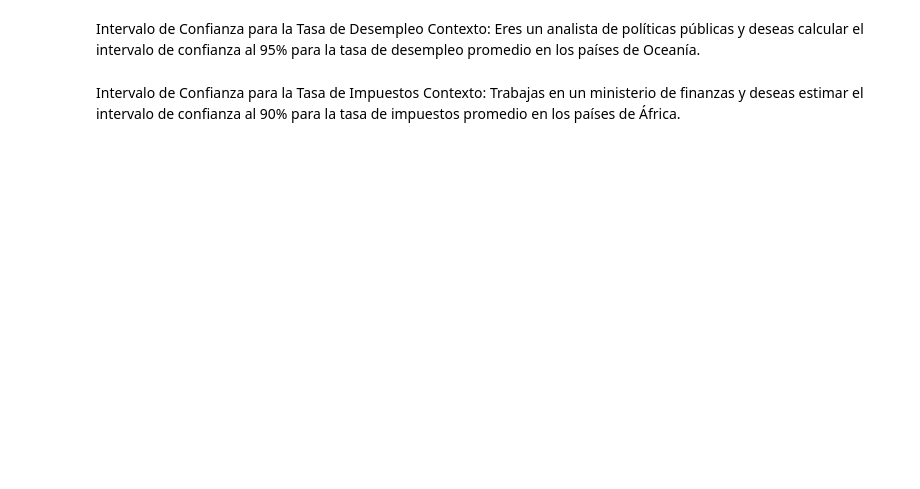
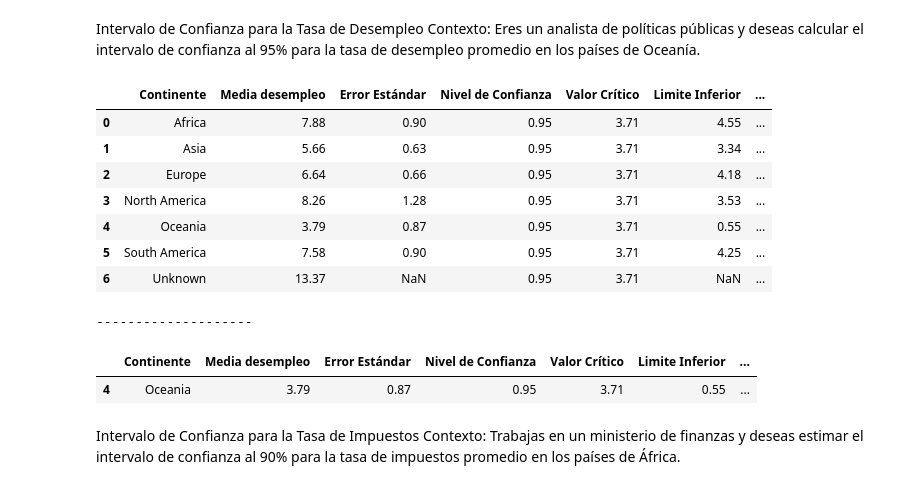
Before and after one commit to Adalab/Promo-F-da-modulo3-sprint2-pairprogramming_Lucia_Eli, a Jupyter notebook: Pair_inferencial.ipynb, the cells around one changed output. Saved outputs shown, nothing was run; the diff lists cells and outputs as text; code cells hidden in the pictures; blank space fills up the shorter version.

```diff
--- a/Pair_inferencial.ipynb
+++ b/Pair_inferencial.ipynb
@@ -233,6 +252,54 @@ UFuncTypeError: ufunc 'add' did not contain a loop with signature matching types
 # %% [markdown]
 Intervalo de Confianza para la Tasa de Desempleo
 Contexto: Eres un analista de políticas públicas y deseas calcular el intervalo de confianza al 95% para la tasa de desempleo promedio en los países de Oceanía.
+# %%
+media_desempleo = df_inferencial.groupby("continent")["unemploymentrate"].mean()
+error_desempleo = df_inferencial.groupby("continent")["unemploymentrate"].apply(lambda x: stats.sem(x, nan_policy='omit'))
+# si calcular el error std es stats.sem(df_ejercicios["units_sold"])la lambda hace que se calcule para x.
+# el argumento nan_policy='omit' se utiliza para manejar los valores NaN (Not a Number)
+# en el conjunto de datos, omitiéndolos durante el cálculo.
+nivel_confianza_desempleo = 0.95
+grados_libertad_desempleo = len(df_inferencial.groupby("continent")["unemploymentrate"]) - 1
+valor_critico_desempleo = stats.t.ppf((1 + nivel_confianza_natalidad) / 2, df=grados_libertad_desempleo)
+limite_inferior_desempleo = media_desempleo - valor_critico_desempleo * error_desempleo
+limite_superior_desempleo = media_desempleo + valor_critico_desempleo * error_desempleo
+
+#creamos un dataframe para que se vea mejor todas las estadísticas
+
+df_intervalo_confianza_desempleo = pd.DataFrame({
+    'Continente': media_desempleo.index,
+    'Media desempleo': np.round(media_desempleo, 2),
+    'Error Estándar': np.round(error_desempleo, 2),
+    'Nivel de Confianza': nivel_confianza_desempleo,
+    'Valor Crítico': np.round(valor_critico_desempleo, 2),
+    'Limite Inferior': np.round(limite_inferior_desempleo, 2),
+    'Limite Superior': np.round(limite_superior_desempleo, 2)})
+
+#una alternativa al bucle for para tuplas de la celda anterior,
+# para poder crear una columna como intervalo de confianza que contenga los límites inferior y superior
+
+df_intervalo_confianza_desempleo['Intervalo de Confianza'] = df_intervalo_confianza_desempleo['Limite Inferior'].astype(str) + '-' + df_intervalo_confianza_desempleo['Limite Superior'].astype(str)
+
+df_intervalo_confianza_desempleo.reset_index(drop=True, inplace=True)
+
+display(df_intervalo_confianza_desempleo)
+
+print("--------------------")
+
+condicion_desempleo= df_intervalo_confianza_desempleo["Continente"]=="Oceania"
+df_intervalo_confianza_desempleo[condicion_desempleo]
+# %% [output]
+|  | Continente | Media desempleo | Error Estándar | Nivel de Confianza | Valor Crítico | Limite Inferior | ... |
+| 0 | Africa | 7.88 | 0.90 | 0.95 | 3.71 | 4.55 | ... |
+| 1 | Asia | 5.66 | 0.63 | 0.95 | 3.71 | 3.34 | ... |
+| 2 | Europe | 6.64 | 0.66 | 0.95 | 3.71 | 4.18 | ... |
+| 3 | North America | 8.26 | 1.28 | 0.95 | 3.71 | 3.53 | ... |
+| 4 | Oceania | 3.79 | 0.87 | 0.95 | 3.71 | 0.55 | ... |
+| 5 | South America | 7.58 | 0.90 | 0.95 | 3.71 | 4.25 | ... |
+| 6 | Unknown | 13.37 | NaN | 0.95 | 3.71 | NaN | ... |
+--------------------
+|  | Continente | Media desempleo | Error Estándar | Nivel de Confianza | Valor Crítico | Limite Inferior | ... |
+| 4 | Oceania | 3.79 | 0.87 | 0.95 | 3.71 | 0.55 | ... |
 # %% [markdown]
 Intervalo de Confianza para la Tasa de Impuestos
 Contexto: Trabajas en un ministerio de finanzas y deseas estimar el intervalo de confianza al 90% para la tasa de impuestos promedio en los países de África.
```
Also changed, not shown: parts of 11 cells of this notebook.
